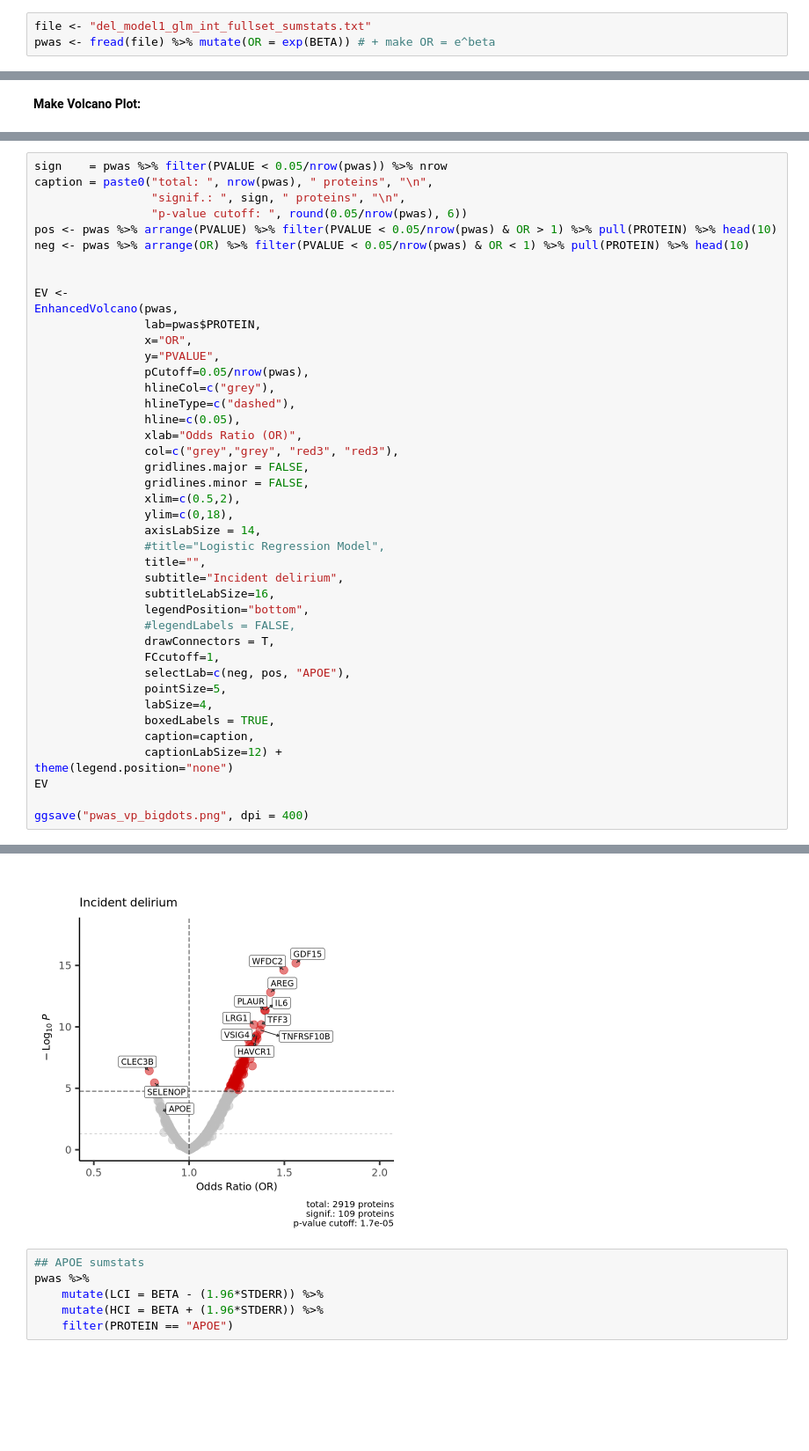
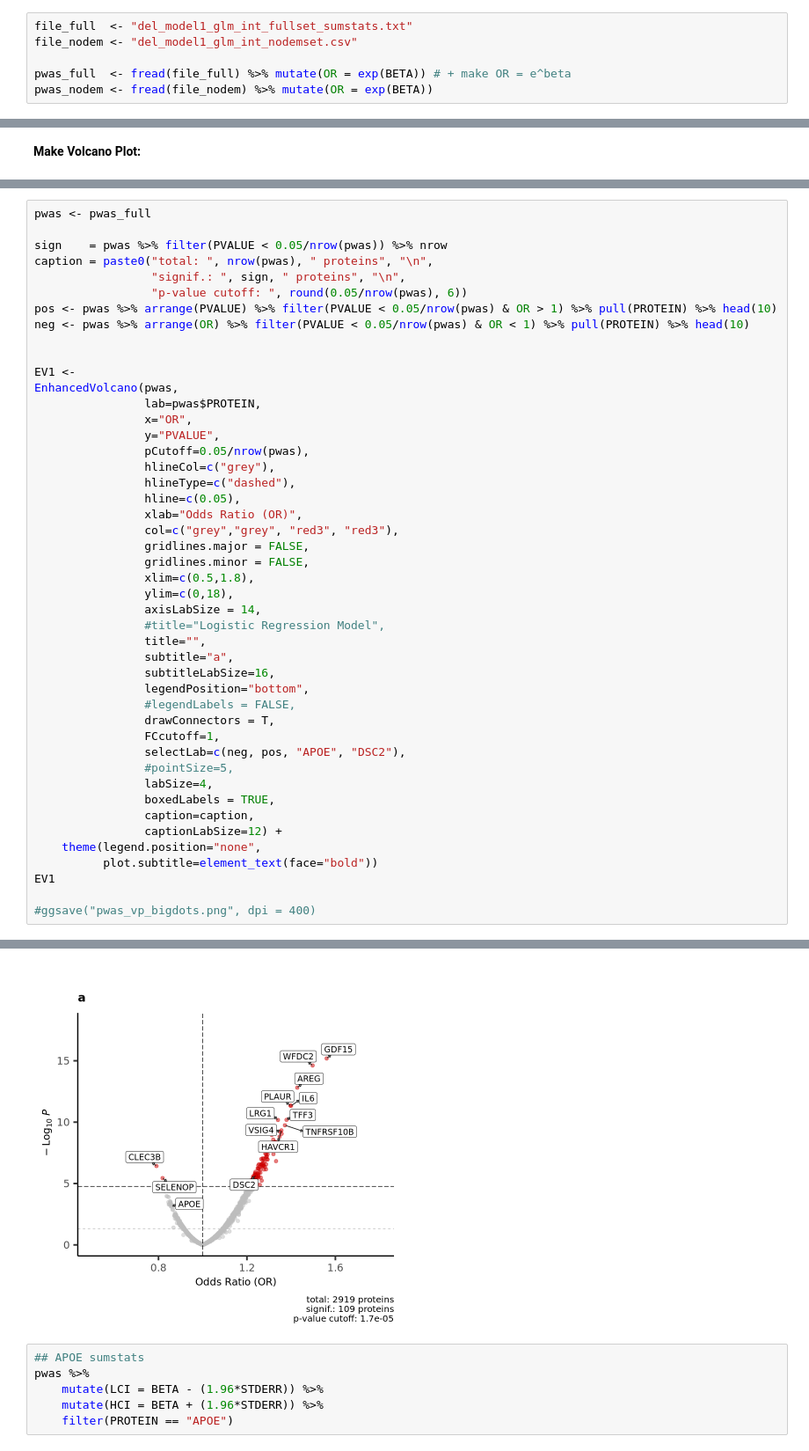
Before and after one commit to VasiliosRaptis/deliriumGen, a Jupyter notebook: proteomics/01b_pwas_volcano_plot.ipynb, the cells around one changed output, grey strips where cells are left out. Shown: that part at 88% size. Cells and saved outputs as stored; diff of their text form; blank space fills up the shorter version.

Commit message:
updated volcano plot

```diff
--- a/proteomics/01b_pwas_volcano_plot.ipynb
+++ b/proteomics/01b_pwas_volcano_plot.ipynb
@@ -26,5 +27,8 @@ getwd()
 # %% [markdown]
 **Load data:**
 # %%
-file <- "del_model1_glm_int_fullset_sumstats.txt"
-pwas <- fread(file) %>% mutate(OR = exp(BETA)) # + make OR = e^beta
+file_full  <- "del_model1_glm_int_fullset_sumstats.txt"
+file_nodem <- "del_model1_glm_int_nodemset.csv"
+
+pwas_full  <- fread(file_full) %>% mutate(OR = exp(BETA)) # + make OR = e^beta
+pwas_nodem <- fread(file_nodem) %>% mutate(OR = exp(BETA))
@@ -35,4 +39,6 @@ pwas <- fread(file) %>% mutate(OR = exp(BETA)) # + make OR = e^beta
 # %%
+pwas <- pwas_full
+
 sign    = pwas %>% filter(PVALUE < 0.05/nrow(pwas)) %>% nrow
 caption = paste0("total: ", nrow(pwas), " proteins", "\n",
                  "signif.: ", sign, " proteins", "\n",
@@ -41,7 +47,7 @@ pos <- pwas %>% arrange(PVALUE) %>% filter(PVALUE < 0.05/nrow(pwas) & OR > 1) %>
 neg <- pwas %>% arrange(OR) %>% filter(PVALUE < 0.05/nrow(pwas) & OR < 1) %>% pull(PROTEIN) %>% head(10)
 
 
-EV <-
+EV1 <-
 EnhancedVolcano(pwas,
                 lab=pwas$PROTEIN,
                 x="OR",
@@ -54,27 +60,28 @@ EnhancedVolcano(pwas,
                 col=c("grey","grey", "red3", "red3"),
                 gridlines.major = FALSE,
                 gridlines.minor = FALSE,
-                xlim=c(0.5,2),
+                xlim=c(0.5,1.8),
                 ylim=c(0,18),
                 axisLabSize = 14,
                 #title="Logistic Regression Model",
                 title="",
-                subtitle="Incident delirium",
+                subtitle="a",
                 subtitleLabSize=16,
                 legendPosition="bottom",
                 #legendLabels = FALSE,
                 drawConnectors = T,
                 FCcutoff=1,
-                selectLab=c(neg, pos, "APOE"),
-                pointSize=5,
+                selectLab=c(neg, pos, "APOE", "DSC2"),
+                #pointSize=5,
                 labSize=4,
                 boxedLabels = TRUE,
                 caption=caption,
                 captionLabSize=12) +
-theme(legend.position="none")
-EV
+    theme(legend.position="none",
+          plot.subtitle=element_text(face="bold"))
+EV1
 
-ggsave("pwas_vp_bigdots.png", dpi = 400)
+#ggsave("pwas_vp_bigdots.png", dpi = 400)
 # %% [output]
 Warning message:
 “Removed 1 row containing missing values or values outside the scale range (`geom_vline()`).”
@@ -84,4 +88,4 @@ Warning message:
-[figure, old version]
+[figure, new version]
 # %%
 ## APOE sumstats
 pwas %>%
```
Also changed, not shown: parts of 9 cells of this notebook.
